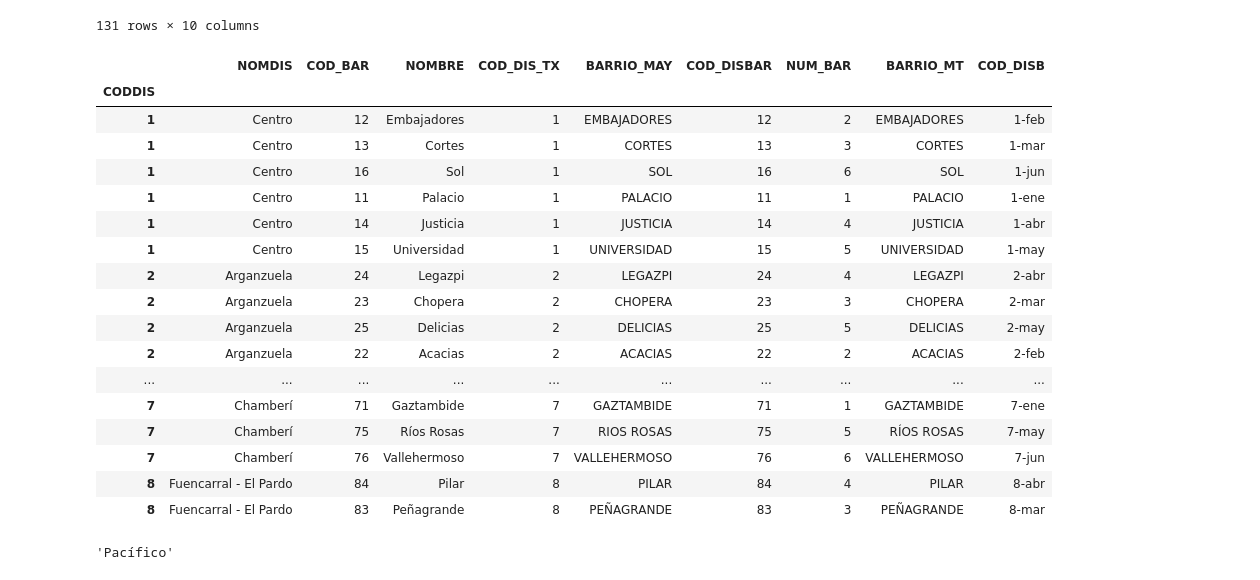
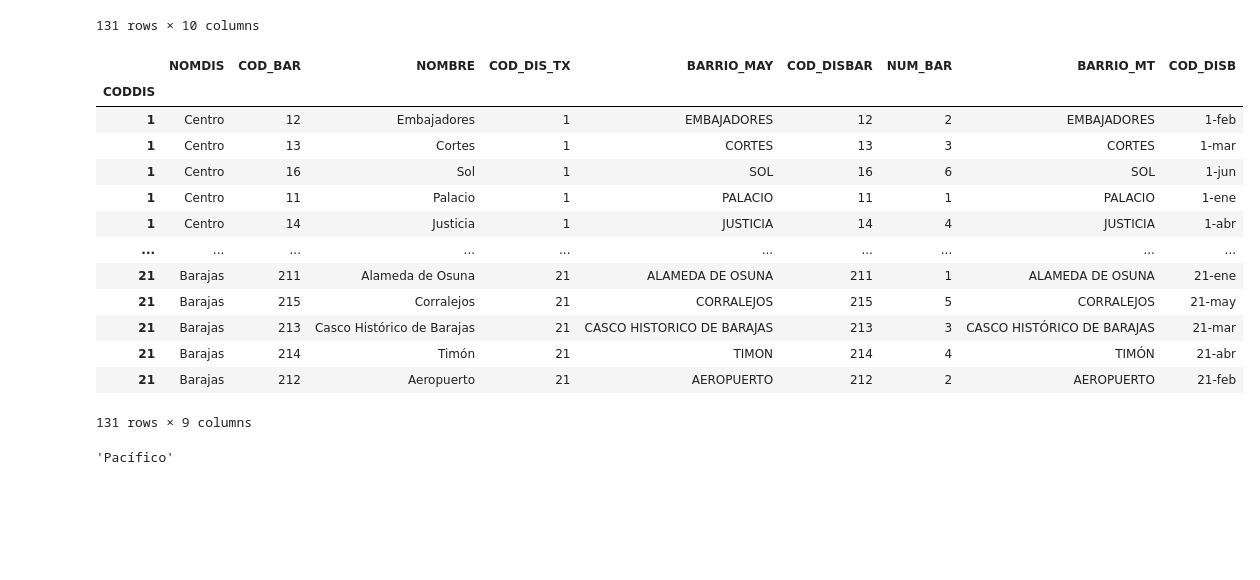
Before and after one commit to angelgvill/DS_Analisis_Datos, a Jupyter notebook: notebooks/01_Primera_exploración.ipynb, the cells around one changed output. Cells and saved outputs as stored; diff of their text form; code cells hidden in the pictures; blank space fills up the shorter version.

```diff
--- a/notebooks/01_Primera_exploración.ipynb
+++ b/notebooks/01_Primera_exploración.ipynb
@@ -218,23 +218,19 @@ barrios_Madrid
 131 rows × 10 columns
 # %%
 bM = barrios_Madrid.copy().set_index('CODDIS')
-bM.head(45)
+bM
 # %% [output]
 |  | NOMDIS | COD_BAR | NOMBRE | COD_DIS_TX | BARRIO_MAY | COD_DISBAR | NUM_BAR | BARRIO_MT | COD_DISB |
 | CODDIS |  |  |  |  |  |  |  |  |  |
 | 1 | Centro | 12 | Embajadores | 1 | EMBAJADORES | 12 | 2 | EMBAJADORES | 1-feb |
 | 1 | Centro | 13 | Cortes | 1 | CORTES | 13 | 3 | CORTES | 1-mar |
 | 1 | Centro | 16 | Sol | 1 | SOL | 16 | 6 | SOL | 1-jun |
 | 1 | Centro | 11 | Palacio | 1 | PALACIO | 11 | 1 | PALACIO | 1-ene |
 | 1 | Centro | 14 | Justicia | 1 | JUSTICIA | 14 | 4 | JUSTICIA | 1-abr |
-| 1 | Centro | 15 | Universidad | 1 | UNIVERSIDAD | 15 | 5 | UNIVERSIDAD | 1-may |
-| 2 | Arganzuela | 24 | Legazpi | 2 | LEGAZPI | 24 | 4 | LEGAZPI | 2-abr |
-| 2 | Arganzuela | 23 | Chopera | 2 | CHOPERA | 23 | 3 | CHOPERA | 2-mar |
-| 2 | Arganzuela | 25 | Delicias | 2 | DELICIAS | 25 | 5 | DELICIAS | 2-may |
-| 2 | Arganzuela | 22 | Acacias | 2 | ACACIAS | 22 | 2 | ACACIAS | 2-feb |
 | ... | ... | ... | ... | ... | ... | ... | ... | ... | ... |
-| 7 | Chamberí | 71 | Gaztambide | 7 | GAZTAMBIDE | 71 | 1 | GAZTAMBIDE | 7-ene |
-| 7 | Chamberí | 75 | Ríos Rosas | 7 | RIOS ROSAS | 75 | 5 | RÍOS ROSAS | 7-may |
-| 7 | Chamberí | 76 | Vallehermoso | 7 | VALLEHERMOSO | 76 | 6 | VALLEHERMOSO | 7-jun |
-| 8 | Fuencarral - El Pardo | 84 | Pilar | 8 | PILAR | 84 | 4 | PILAR | 8-abr |
-| 8 | Fuencarral - El Pardo | 83 | Peñagrande | 8 | PEÑAGRANDE | 83 | 3 | PEÑAGRANDE | 8-mar |
+| 21 | Barajas | 211 | Alameda de Osuna | 21 | ALAMEDA DE OSUNA | 211 | 1 | ALAMEDA DE OSUNA | 21-ene |
+| 21 | Barajas | 215 | Corralejos | 21 | CORRALEJOS | 215 | 5 | CORRALEJOS | 21-may |
+| 21 | Barajas | 213 | Casco Histórico de Barajas | 21 | CASCO HISTORICO DE BARAJAS | 213 | 3 | CASCO HISTÓRICO DE BARAJAS | 21-mar |
+| 21 | Barajas | 214 | Timón | 21 | TIMON | 214 | 4 | TIMÓN | 21-abr |
+| 21 | Barajas | 212 | Aeropuerto | 21 | AEROPUERTO | 212 | 2 | AEROPUERTO | 21-feb |
+131 rows × 9 columns
```
Also changed, not shown: parts of 1 cell of this notebook.
